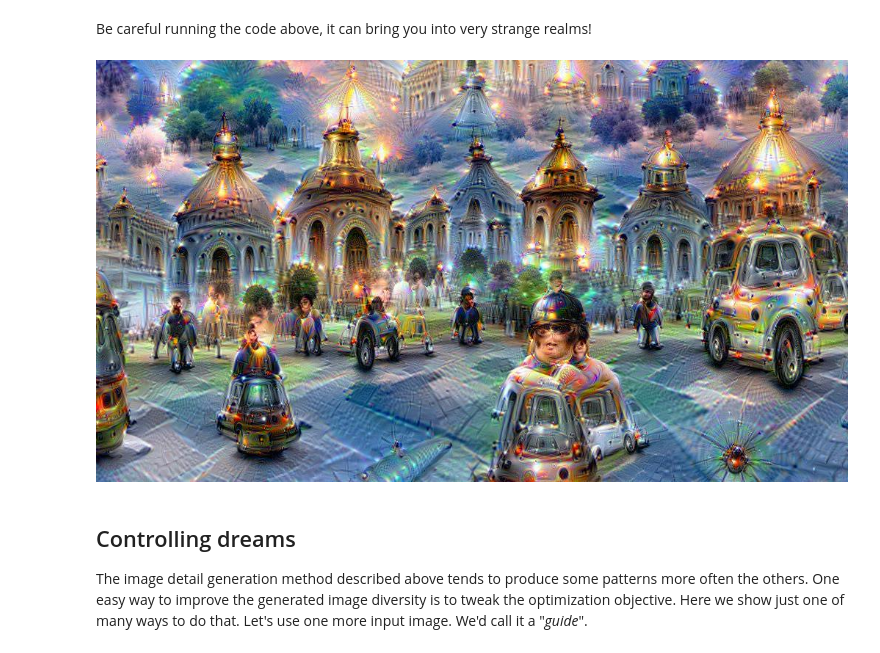
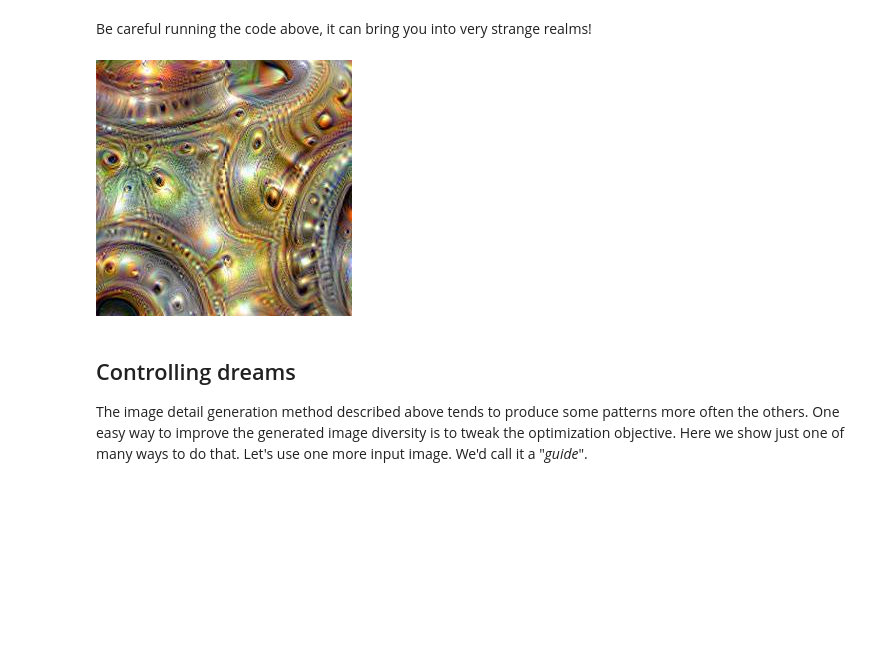
Before and after one commit to RimTeeve/deepdream, a Jupyter notebook: dream.ipynb, the cells around one changed output. Saved outputs shown, nothing was run; the diff lists cells and outputs as text; code cells hidden in the pictures; blank space fills up the shorter version.

```diff
--- a/dream.ipynb
+++ b/dream.ipynb
@@ -192,9 +198,9 @@ for i in xrange(100):
 # %% [markdown]
 Be careful running the code above, it can bring you into very strange realms!
 # %%
-Image(filename='frames/0029.jpg')
+Image(filename='frames_white_noise/0029.jpg')
 # %% [output]
-[figure, old version]
+[figure, new version]
 # %% [markdown]
 ## Controlling dreams
 
```
Also changed, not shown: parts of 5 cells of this notebook.
